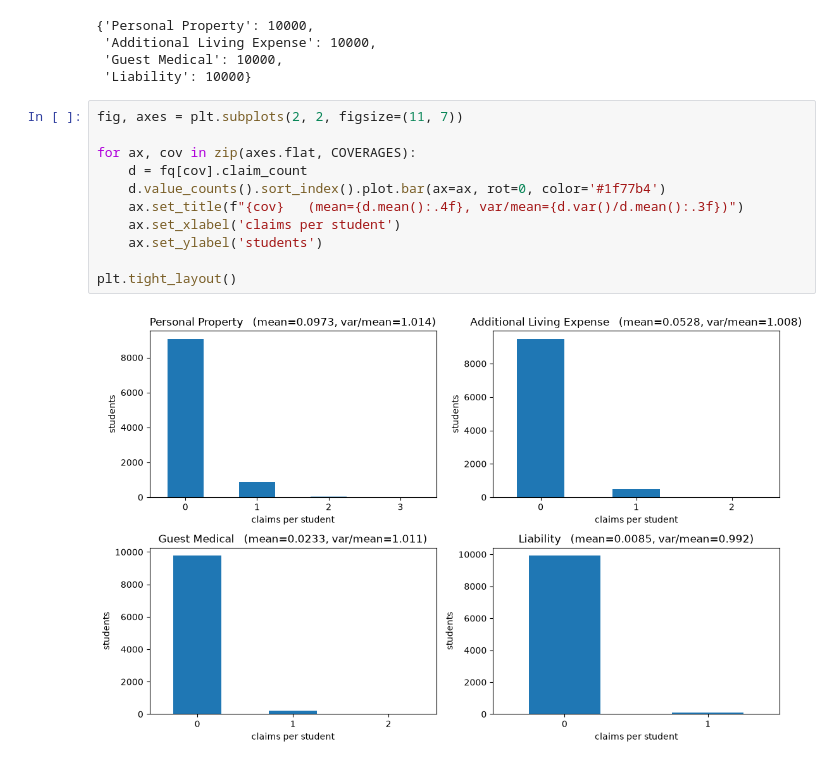
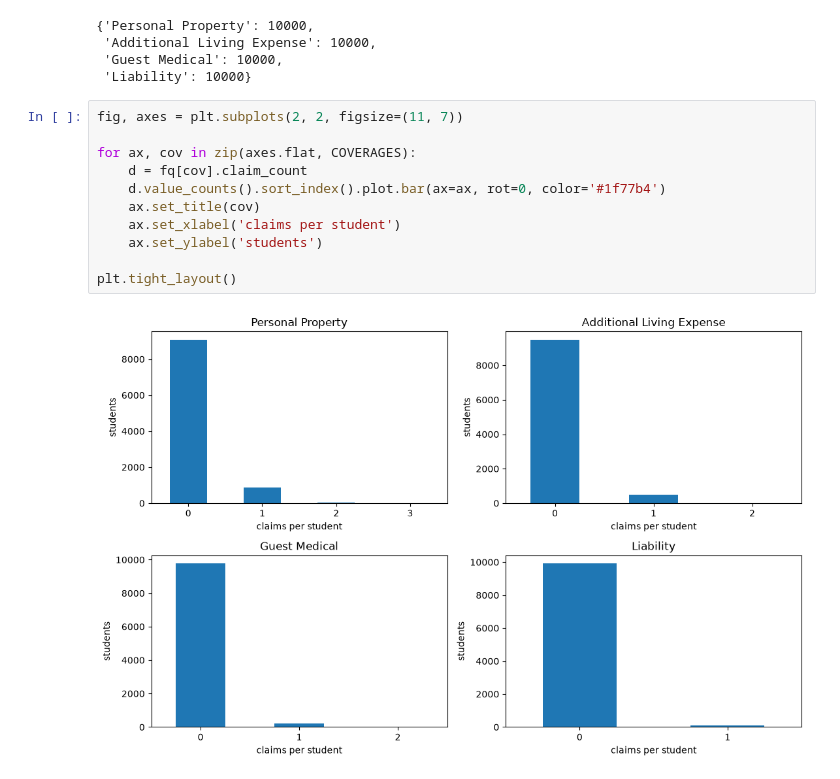
Before and after one commit to PabloRuizVelasco/ActuarialCaseStudy, a Jupyter notebook: notebooks/04_frequency.ipynb, the cells around one changed output. Drawn from its saved outputs; the diff is of its cells as text.

```diff
--- a/notebooks/04_frequency.ipynb
+++ b/notebooks/04_frequency.ipynb
@@ -52,13 +52,13 @@ fq = {c: freq[freq.coverage == c].reset_index(drop=True) for c in COVERAGES}
 # %%
 fig, axes = plt.subplots(2, 2, figsize=(11, 7))
 
 for ax, cov in zip(axes.flat, COVERAGES):
     d = fq[cov].claim_count
     d.value_counts().sort_index().plot.bar(ax=ax, rot=0, color='#1f77b4')
-    ax.set_title(f"{cov}   (mean={d.mean():.4f}, var/mean={d.var()/d.mean():.3f})")
+    ax.set_title(cov)
     ax.set_xlabel('claims per student')
     ax.set_ylabel('students')
 
 plt.tight_layout()
 # %% [output]
-[figure, old version]
+[figure, new version]
```
Also changed, not shown: parts of 9 cells of this notebook, 4 other files.
